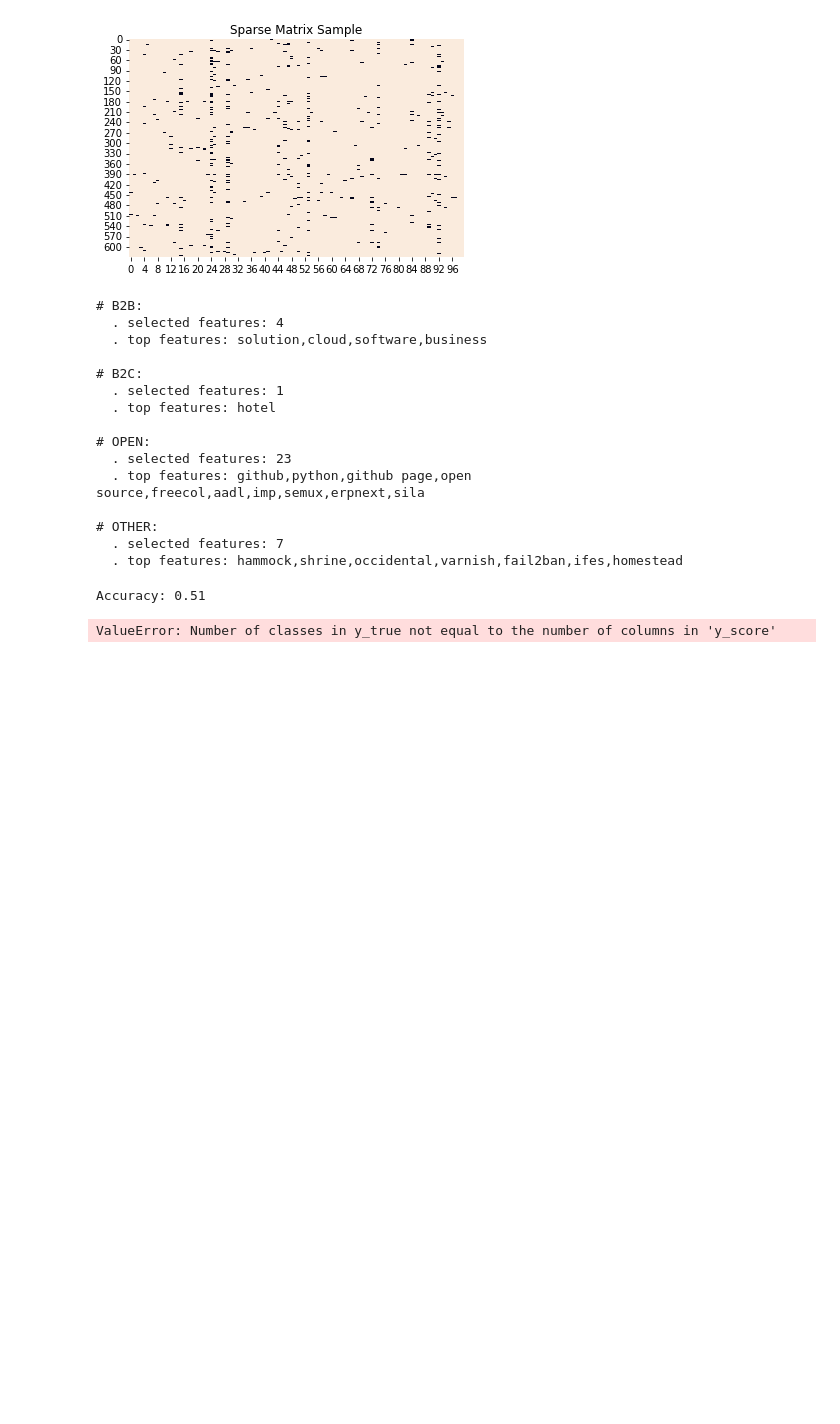
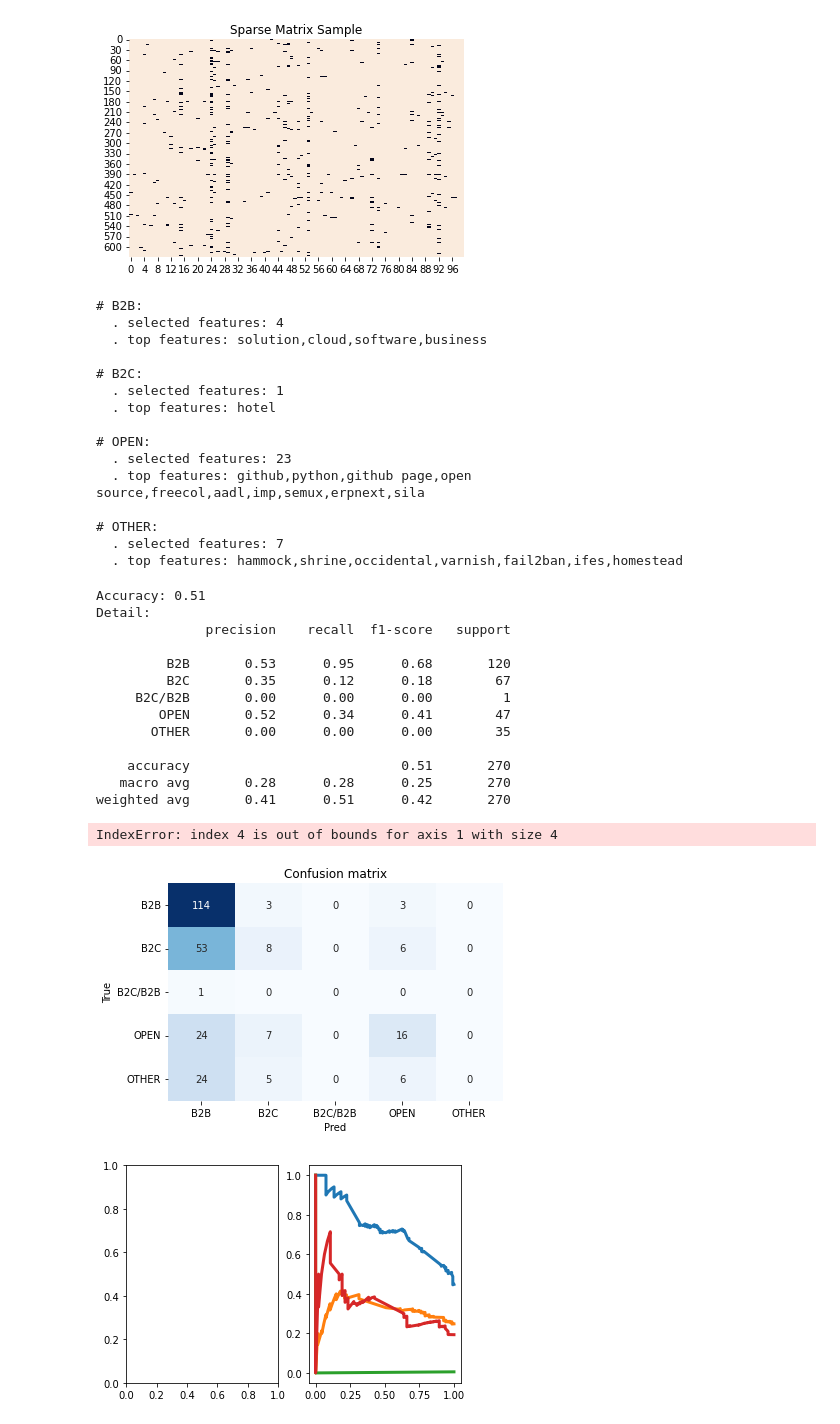
Before and after one commit to GuillaumePv/Startup-classification, a Jupyter notebook: NLP classifier/main.ipynb, the cells around one changed output. Cells and saved outputs as stored; diff of their text form; code cells hidden in the pictures; blank space fills up the shorter version.

```diff
--- a/NLP classifier/main.ipynb
+++ b/NLP classifier/main.ipynb
@@ -187,52 +187,66 @@ y_test_array = pd.get_dummies(y_test, drop_first=False).values
 ## Accuracy, Precision, Recall
 accuracy = metrics.accuracy_score(y_test, predicted)
 print("Accuracy:",  round(accuracy,2))
-auc = metrics.roc_auc_score(y_test, predicted_prob,
-                            multi_class="ovr")
+# auc = metrics.roc_auc_score(y_test, predicted_prob,
+#                             multi_class="ovr")
 
-print("Auc:", round(auc,2))
+# print("Auc:", round(auc,2))
 print("Detail:")
 print(metrics.classification_report(y_test, predicted))
 
 ## Plot confusion matrix
 cm = metrics.confusion_matrix(y_test, predicted)
 fig, ax = plt.subplots()
 sns.heatmap(cm, annot=True, fmt='d', ax=ax, cmap=plt.cm.Blues,
             cbar=False)
 ax.set(xlabel="Pred", ylabel="True", xticklabels=classes,
        yticklabels=classes, title="Confusion matrix")
 plt.yticks(rotation=0)
 
 fig, ax = plt.subplots(nrows=1, ncols=2)
 ## Plot roc
-for i in range(len(classes)):
-    fpr, tpr, thresholds = metrics.roc_curve(y_test_array[:,i],
-                           predicted_prob[:,i])
-    ax[0].plot(fpr, tpr, lw=3,
-              label='{0} (area={1:0.2f})'.format(classes[i],
-                              metrics.auc(fpr, tpr))
-               )
-ax[0].plot([0,1], [0,1], color='navy', lw=3, linestyle='--')
-ax[0].set(xlim=[-0.05,1.0], ylim=[0.0,1.05],
-          xlabel='False Positive Rate',
-          ylabel="True Positive Rate (Recall)",
-          title="Receiver operating characteristic")
-ax[0].legend(loc="lower right")
-ax[0].grid(True)
+# for i in range(len(classes)):
+#     fpr, tpr, thresholds = metrics.roc_curve(y_test_array[:,i],
+#                            predicted_prob[:,i])
+#     ax[0].plot(fpr, tpr, lw=3,
+#               label='{0} (area={1:0.2f})'.format(classes[i],
+#                               metrics.auc(fpr, tpr))
+#                )
+# ax[0].plot([0,1], [0,1], color='navy', lw=3, linestyle='--')
+# ax[0].set(xlim=[-0.05,1.0], ylim=[0.0,1.05],
+#           xlabel='False Positive Rate',
+#           ylabel="True Positive Rate (Recall)",
+#           title="Receiver operating characteristic")
+# ax[0].legend(loc="lower right")
+# ax[0].grid(True)
 
 ## Plot precision-recall curve
 for i in range(len(classes)):
     precision, recall, thresholds = metrics.precision_recall_curve(
                  y_test_array[:,i], predicted_prob[:,i])
     ax[1].plot(recall, precision, lw=3,
                label='{0} (area={1:0.2f})'.format(classes[i],
                                   metrics.auc(recall, precision))
               )
 ax[1].set(xlim=[0.0,1.05], ylim=[0.0,1.05], xlabel='Recall',
           ylabel="Precision", title="Precision-Recall curve")
 ax[1].legend(loc="best")
 ax[1].grid(True)
 plt.show()
 # %% [output]
 Accuracy: 0.51
+Detail:
+              precision    recall  f1-score   support
+
+         B2B       0.53      0.95      0.68       120
+         B2C       0.35      0.12      0.18        67
+     B2C/B2B       0.00      0.00      0.00         1
+        OPEN       0.52      0.34      0.41        47
+       OTHER       0.00      0.00      0.00        35
+
+    accuracy                           0.51       270
+   macro avg       0.28      0.28      0.25       270
+weighted avg       0.41      0.51      0.42       270
-ValueError: Number of classes in y_true not equal to the number of columns in 'y_score'
+IndexError: index 4 is out of bounds for axis 1 with size 4
+[figure, added]
+[figure, added]
```
